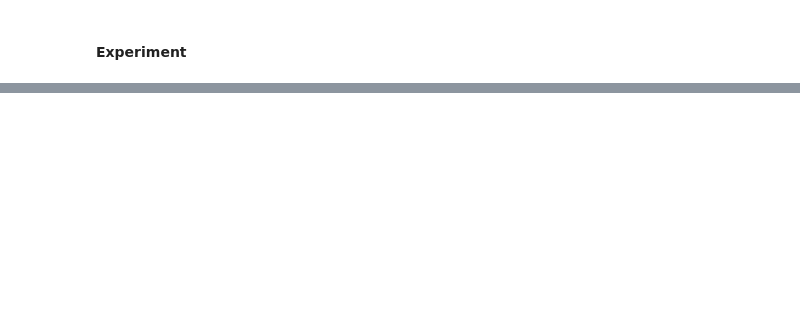
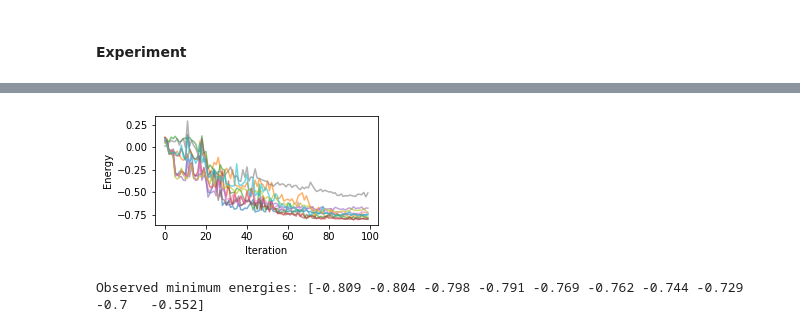
Before and after one commit to lao8n/ox_quantum, a Jupyter notebook: assignment/assignment.ipynb, the cells around one changed output, grey strips where cells are left out. Saved outputs shown, nothing was run; the diff lists cells and outputs as text; code cells hidden in the pictures; blank space fills up the shorter version.

```diff
--- a/assignment/assignment.ipynb
+++ b/assignment/assignment.ipynb
@@ -471,6 +540,7 @@ ZXIZ
 """ZXZZ
 -0.009769""",
 ]
-lih_ham = molecular_hamiltonians(lih_groups, 25, 99)
-lih_ham
+lih_ham, lih_req_paulis = molecular_hamiltonians(lih_groups, 25, 99)
+print(f"req_paulis_z_replace_i number of paulis : {len(req_paulis_z_replace_i(lih_ham, 4))}")
+print(f"req_paulis_by_group number of paulis : {len(set(lih_req_paulis.values()))}")
 # %% [output]
@@ -989,0 +1026,17 @@ QiskitError: 'Mismatch between run_config.parameter_binds and all circuit parame
+# %%
+rng = np.random.default_rng(seed=0)
+nparams = len(lih_ansatz.parameters)
+optimizer = COBYLA(maxiter=100)
+min_energy_list = []; opt_param_vals_list = []
+plt.figure(figsize=(4,2))
+for _ in range(10):
+    obj_fun, hist = make_obj_fun(lih_ansatz, lih_ham, lih_req_paulis, lih_ansatz_qubits, simulator=AerSimulator())
+    opt, e, _ = optimizer.optimize(nparams, obj_fun,
+                                   initial_point=rng.uniform(-0.1, 0.1, size=nparams))
+    min_energy_list.append(e); opt_param_vals_list.append(opt)
+    plt.plot(hist["obj_val"], alpha=0.6)
+plt.xlabel("Iteration"); plt.ylabel("Energy"); plt.show()
+print("Observed minimum energies:", np.around(sorted(min_energy_list), 3))
+# %% [output]
+[figure, added]
+Observed minimum energies: [-0.809 -0.804 -0.798 -0.791 -0.769 -0.762 -0.744 -0.729 -0.7   -0.552]
```
Also changed, not shown: parts of 12 cells of this notebook.
